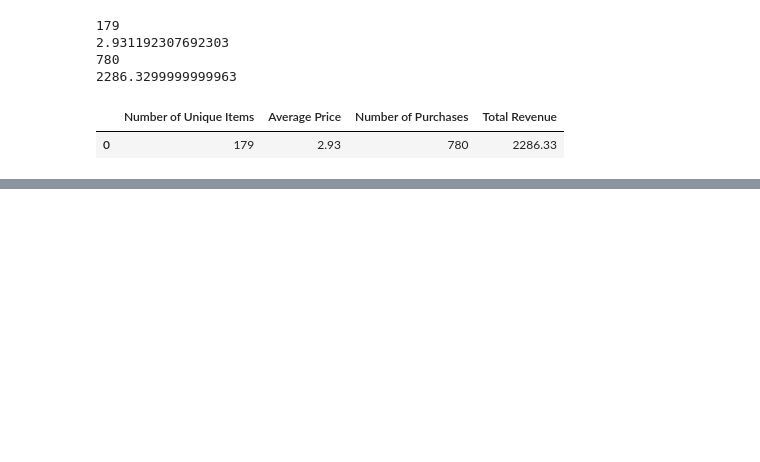
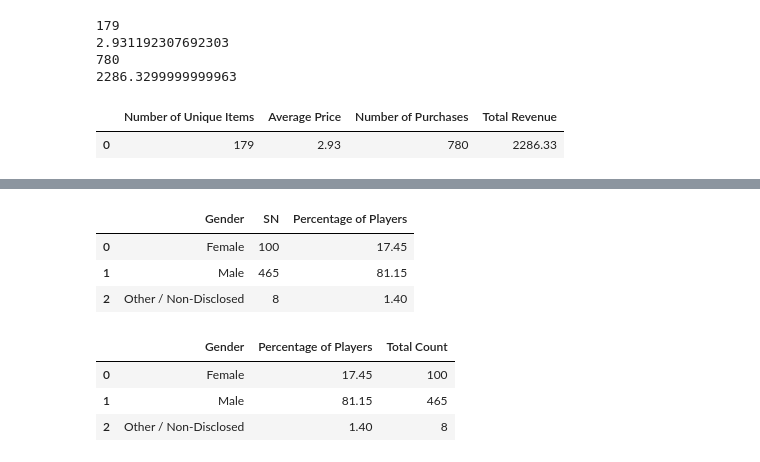
Before and after one commit to Jayleh/UCI, a Jupyter notebook: Homework4/HeroesOfPymoli/Heroes Of Pymoli Data Analysis.ipynb, the cells around one changed output, grey strips where cells are left out. Cells and saved outputs as stored; diff of their text form; code cells hidden in the pictures; blank space fills up the shorter version.

```diff
--- a/Homework4/HeroesOfPymoli/Heroes Of Pymoli Data Analysis.ipynb
+++ b/Homework4/HeroesOfPymoli/Heroes Of Pymoli Data Analysis.ipynb
@@ -151,0 +110,4 @@ gender_df.head()
+# %%
+# Group by gender to see count
+unique_grouped_gender = unique_gender_df.groupby('Gender').count()
+unique_grouped_gender
@@ -151,0 +120,21 @@ gender_df.head()
+# %%
+# Add percentage column, reset index to create dataframe
+unique_grouped_gender['Percentage of Players'] = round(unique_grouped_gender['SN']/total_players*100, 2)
+unique_grouped_gender_df = unique_grouped_gender.reset_index()
+unique_grouped_gender_df
+# %% [output]
+|  | Gender | SN | Percentage of Players |
+| 0 | Female | 100 | 17.45 |
+| 1 | Male | 465 | 81.15 |
+| 2 | Other / Non-Disclosed | 8 | 1.40 |
+# %%
+# Rename SN column and reorganize dataframe
+unique_grouped_gender_df = unique_grouped_gender_df.rename(columns={'SN': 'Total Count'})
+gender_demo_df = unique_grouped_gender_df[['Gender', 'Percentage of Players', 'Total Count']]
+
+gender_demo_df
+# %% [output]
+|  | Gender | Percentage of Players | Total Count |
+| 0 | Female | 17.45 | 100 |
+| 1 | Male | 81.15 | 465 |
+| 2 | Other / Non-Disclosed | 1.40 | 8 |
```
Also changed, not shown: parts of 7 cells of this notebook.
